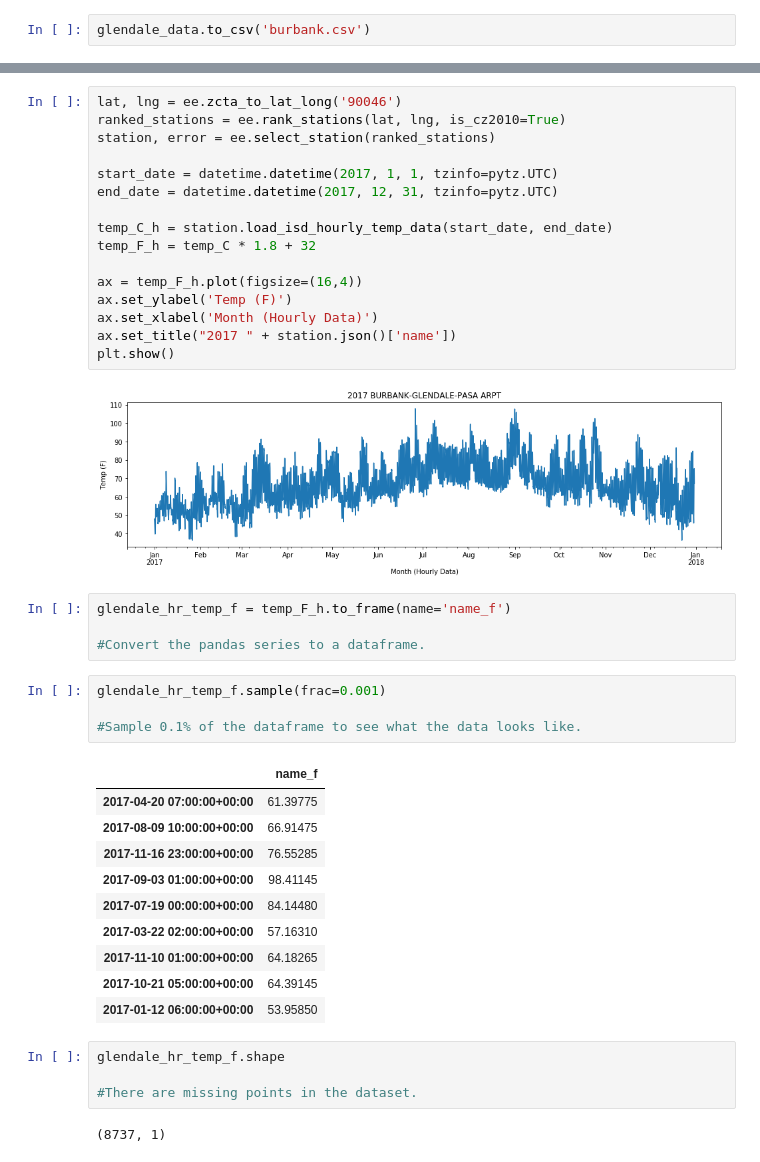
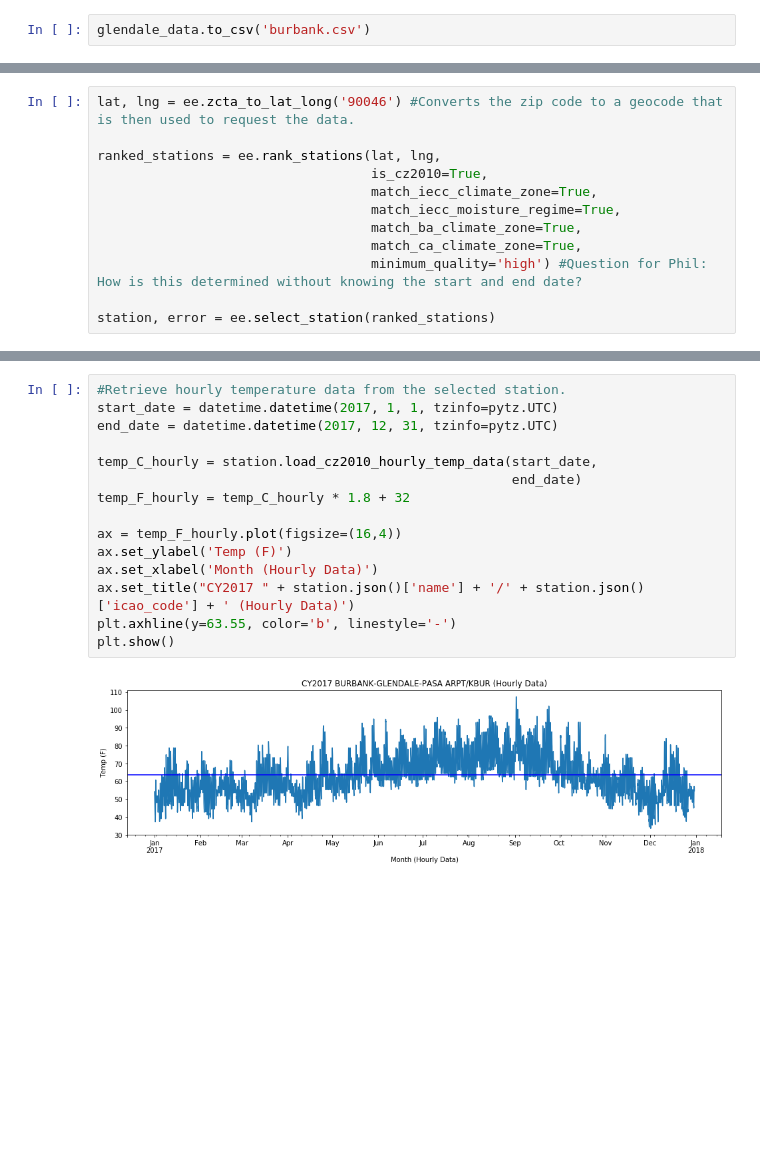
Before and after one commit to grantaguinaldo/openeeweather, a Jupyter notebook: 2018-09-07 eeweather sandbox.ipynb, the cells around one changed output, grey strips where cells are left out. Cells and saved outputs as stored; diff of their text form; blank space fills up the shorter version.

```diff
--- a/2018-09-07 eeweather sandbox.ipynb
+++ b/2018-09-07 eeweather sandbox.ipynb
@@ -359,0 +224,12 @@ glendale_data.to_csv('burbank.csv')
+# %%
+lat, lng = ee.zcta_to_lat_long('90046') #Converts the zip code to a geocode that is then used to request the data.
+
+ranked_stations = ee.rank_stations(lat, lng,
+                                   is_cz2010=True,
+                                   match_iecc_climate_zone=True,
+                                   match_iecc_moisture_regime=True,
+                                   match_ba_climate_zone=True,
+                                   match_ca_climate_zone=True,
+                                   minimum_quality='high') #Question for Phil: How is this determined without knowing the start and end date?
+
+station, error = ee.select_station(ranked_stations)
@@ -360,43 +277,17 @@ glendale_data.to_csv('burbank.csv')
 # %%
-lat, lng = ee.zcta_to_lat_long('90046')
-ranked_stations = ee.rank_stations(lat, lng, is_cz2010=True)
-station, error = ee.select_station(ranked_stations)
-
+#Retrieve hourly temperature data from the selected station.
 start_date = datetime.datetime(2017, 1, 1, tzinfo=pytz.UTC)
 end_date = datetime.datetime(2017, 12, 31, tzinfo=pytz.UTC)
 
-temp_C_h = station.load_isd_hourly_temp_data(start_date, end_date)
-temp_F_h = temp_C * 1.8 + 32
+temp_C_hourly = station.load_cz2010_hourly_temp_data(start_date,
+                                                     end_date)
+temp_F_hourly = temp_C_hourly * 1.8 + 32
 
-ax = temp_F_h.plot(figsize=(16,4))
+ax = temp_F_hourly.plot(figsize=(16,4))
 ax.set_ylabel('Temp (F)')
 ax.set_xlabel('Month (Hourly Data)')
-ax.set_title("2017 " + station.json()['name'])
+ax.set_title("CY2017 " + station.json()['name'] + '/' + station.json()['icao_code'] + ' (Hourly Data)')
+plt.axhline(y=63.55, color='b', linestyle='-')
 plt.show()
 # %% [output]
-[figure, old version]
+[figure, new version]
-# %%
-glendale_hr_temp_f = temp_F_h.to_frame(name='name_f')
-
-#Convert the pandas series to a dataframe.
-# %%
-glendale_hr_temp_f.sample(frac=0.001)
-
-#Sample 0.1% of the dataframe to see what the data looks like.
-# %% [output]
-|  | name_f |
-| 2017-04-20 07:00:00+00:00 | 61.39775 |
-| 2017-08-09 10:00:00+00:00 | 66.91475 |
-| 2017-11-16 23:00:00+00:00 | 76.55285 |
-| 2017-09-03 01:00:00+00:00 | 98.41145 |
-| 2017-07-19 00:00:00+00:00 | 84.14480 |
-| 2017-03-22 02:00:00+00:00 | 57.16310 |
-| 2017-11-10 01:00:00+00:00 | 64.18265 |
-| 2017-10-21 05:00:00+00:00 | 64.39145 |
-| 2017-01-12 06:00:00+00:00 | 53.95850 |
-# %%
-glendale_hr_temp_f.shape
-
-#There are missing points in the dataset.
-# %% [output]
-(8737, 1)
```
Also changed, not shown: parts of 41 cells of this notebook, 8 other files.
